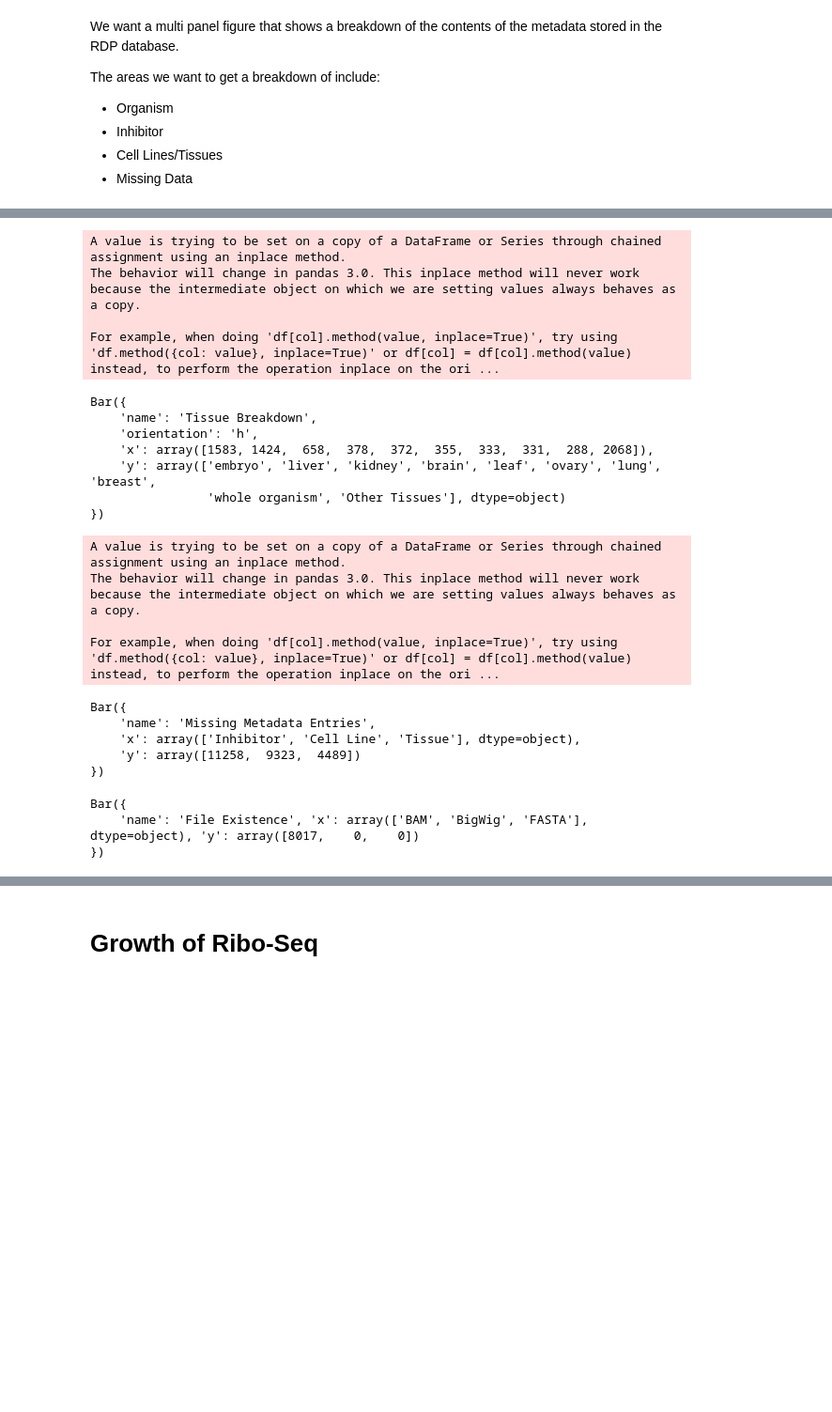
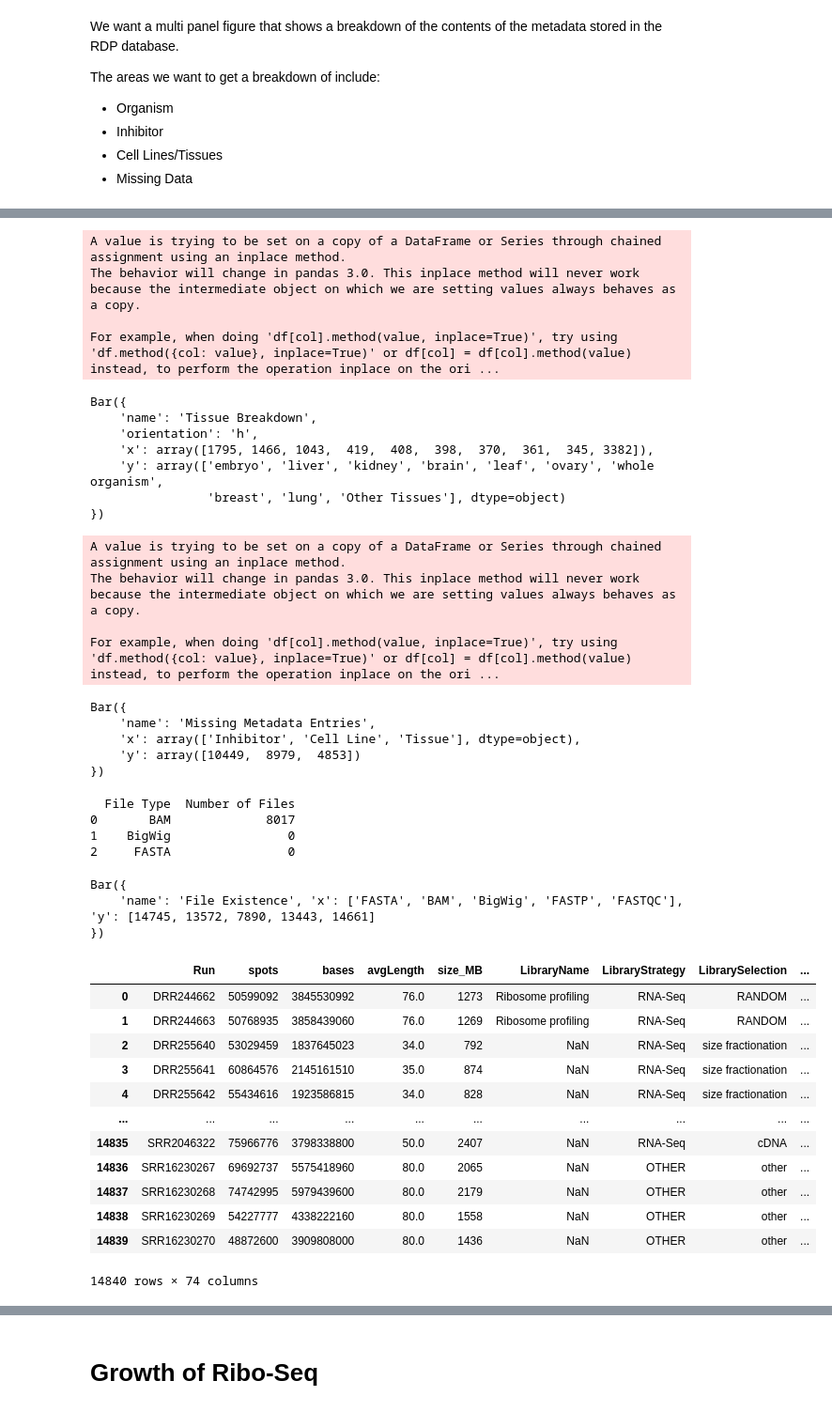
Before and after one commit to riboseqorg/Metadata, a Jupyter notebook: Figure_Generation.ipynb, the cells around one changed output, grey strips where cells are left out. Shown: that part at 94% size. Cells and saved outputs as stored; diff of their text form; code cells hidden in the pictures; blank space fills up the shorter version.

```diff
--- a/Figure_Generation.ipynb
+++ b/Figure_Generation.ipynb
@@ -162,9 +181,9 @@ def plot_cell_line(df):
 # %%
 
 def plot_tissue(df):
-    df['TISSUE_st'].fillna('None Identified', inplace=True)
-    accepted_tissues = df['TISSUE_st'].value_counts().head(10).index.tolist()
-    df['TISSUE_other'] = df['TISSUE_st'].apply(lambda x: x if x in accepted_tissues else 'Other Tissues')
+    df['TISSUE'].fillna('None Identified', inplace=True)
+    accepted_tissues = df['TISSUE'].value_counts().head(10).index.tolist()
+    df['TISSUE_other'] = df['TISSUE'].apply(lambda x: x if x in accepted_tissues else 'Other Tissues')
     tissue_counts = df['TISSUE_other'].value_counts().reset_index(name='counts')
     tissue_counts.columns = ['Tissue', '# Samples']
     tissue_counts = tissue_counts[tissue_counts['Tissue'] != 'None Identified']
@@ -192,17 +211,17 @@ For example, when doing 'df[col].method(value, inplace=True)', try using 'df.met
 Bar({
     'name': 'Tissue Breakdown',
     'orientation': 'h',
-    'x': array([1583, 1424,  658,  378,  372,  355,  333,  331,  288, 2068]),
-    'y': array(['embryo', 'liver', 'kidney', 'brain', 'leaf', 'ovary', 'lung', 'breast',
-                'whole organism', 'Other Tissues'], dtype=object)
+    'x': array([1795, 1466, 1043,  419,  408,  398,  370,  361,  345, 3382]),
+    'y': array(['embryo', 'liver', 'kidney', 'brain', 'leaf', 'ovary', 'whole organism',
+                'breast', 'lung', 'Other Tissues'], dtype=object)
 })
 # %%
 import numpy as np
 import plotly.express as px
 import numpy as np
 
-def plot_missing_metadata(df, columns={'INHIBITOR_st': "Inhibitor", 'CELL_LINE_st': "Cell Line", 'TISSUE_st': "Tissue"}):
-    df['INHIBITOR_st'] = df['INHIBITOR_st'].replace({'none': np.nan})
+def plot_missing_metadata(df, columns={'INHIBITOR': "Inhibitor", 'CELL_LINE': "Cell Line", 'TISSUE': "Tissue"}):
+    df['INHIBITOR'] = df['INHIBITOR'].replace({'none': np.nan})
 
     for col in columns.keys():
         df[col].fillna('None Identified', inplace=True)
@@ -239,7 +258,7 @@ For example, when doing 'df[col].method(value, inplace=True)', try using 'df.met
 Bar({
     'name': 'Missing Metadata Entries',
     'x': array(['Inhibitor', 'Cell Line', 'Tissue'], dtype=object),
-    'y': array([11258,  9323,  4489])
+    'y': array([10449,  8979,  4853])
 })
 # %%
 file_existence_df = pd.read_csv('data/file_existence_20_03_24.csv')
@@ -254,19 +273,49 @@ def plot_file_existence(file_existence_df, columns={'bam_exists':"BAM", 'bigwig_
     file_existence_counts.columns = ['File Type', 'Number of Files']
 
     file_existence_counts['File Type'] = file_existence_counts['File Type'].replace(columns)
+    print(file_existence_counts)
+    # FASTA 14745
+    # BAM 13572
+    # BigWig 7890
+    # fastp 13443
+    # fastqc 14661
 
+    data = {
+        'File Type': ['FASTA', 'BAM', 'BigWig', 'FASTP', 'FASTQC'],
+        'Number of Files': [14745, 13572, 7890, 13443, 14661]
+    }
     bar_trace = go.Bar(
-        x=file_existence_counts['File Type'],
-        y=file_existence_counts['Number of Files'],
+        x=data['File Type'],
+        y=data['Number of Files'],
         name='File Existence'
     )
     return bar_trace
 
 plot_file_existence(file_existence_df)
 # %% [output]
-Bar({
-    'name': 'File Existence', 'x': array(['BAM', 'BigWig', 'FASTA'], dtype=object), 'y': array([8017,    0,    0])
-})
+  File Type  Number of Files
+0       BAM             8017
+1    BigWig                0
+2     FASTA                0
+Bar({
+    'name': 'File Existence', 'x': ['FASTA', 'BAM', 'BigWig', 'FASTP', 'FASTQC'], 'y': [14745, 13572, 7890, 13443, 14661]
+})
+# %%
+df
+# %% [output]
+|  | Run | spots | bases | avgLength | size_MB | LibraryName | LibraryStrategy | LibrarySelection | ... |
+| 0 | DRR244662 | 50599092 | 3845530992 | 76.0 | 1273 | Ribosome profiling | RNA-Seq | RANDOM | ... |
+| 1 | DRR244663 | 50768935 | 3858439060 | 76.0 | 1269 | Ribosome profiling | RNA-Seq | RANDOM | ... |
+| 2 | DRR255640 | 53029459 | 1837645023 | 34.0 | 792 | NaN | RNA-Seq | size fractionation | ... |
+| 3 | DRR255641 | 60864576 | 2145161510 | 35.0 | 874 | NaN | RNA-Seq | size fractionation | ... |
+| 4 | DRR255642 | 55434616 | 1923586815 | 34.0 | 828 | NaN | RNA-Seq | size fractionation | ... |
+| ... | ... | ... | ... | ... | ... | ... | ... | ... | ... |
+| 14835 | SRR2046322 | 75966776 | 3798338800 | 50.0 | 2407 | NaN | RNA-Seq | cDNA | ... |
+| 14836 | SRR16230267 | 69692737 | 5575418960 | 80.0 | 2065 | NaN | OTHER | other | ... |
+| 14837 | SRR16230268 | 74742995 | 5979439600 | 80.0 | 2179 | NaN | OTHER | other | ... |
+| 14838 | SRR16230269 | 54227777 | 4338222160 | 80.0 | 1558 | NaN | OTHER | other | ... |
+| 14839 | SRR16230270 | 48872600 | 3909808000 | 80.0 | 1436 | NaN | OTHER | other | ... |
+14840 rows × 74 columns
 # %%
 import plotly.graph_objects as go
 from plotly.subplots import make_subplots
```
Also changed, not shown: parts of 10 cells of this notebook, 4 other files.
